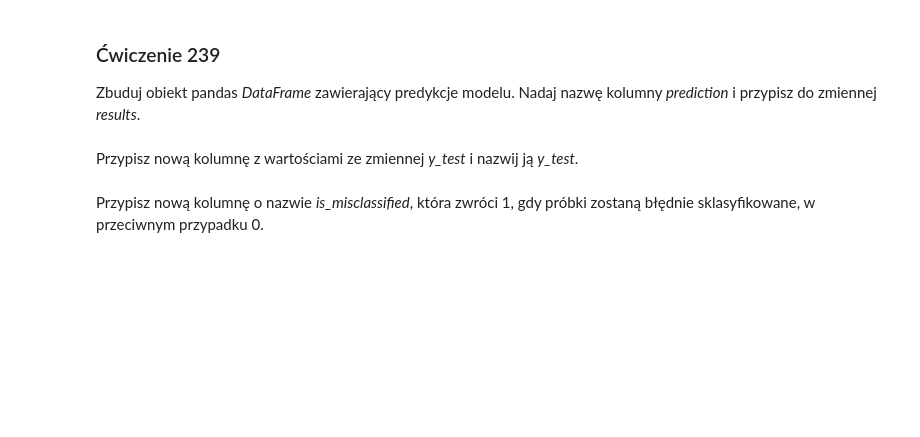
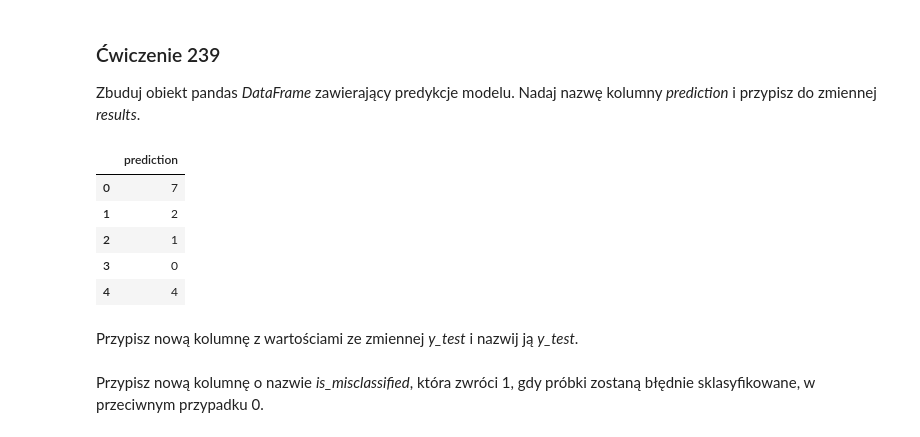
Before and after one commit to Krzesimir13/Udemy_DS, a Jupyter notebook: 231_240_exercises.ipynb, the cells around one changed output. Drawn from its saved outputs; the diff is of its cells as text; code cells hidden in the pictures; blank space fills up the shorter version.

```diff
--- a/231_240_exercises.ipynb
+++ b/231_240_exercises.ipynb
@@ -81,2 +106,4 @@ Dodaj ostatnią warstwę typu _Dense_ z 10 neuronami i funkcją aktywacji _softm
+# %%
+model.add(Dense(units=10, activation='softmax'))
 # %% [markdown]
 Wyświetl podsumowanie modelu.
@@ -90,3 +129,7 @@ Skompiluj model. Wykorzystaj optymalizator _rmsprop_, funkcję straty _sparse_ca
+# %%
+model.compile(optimizer='rmsprop',
+              loss='sparse_categorical_crossentropy',
+              metrics=['accuracy'])
 # %% [markdown]
 ### <a name='7'></a> Ćwiczenie 237
 Dopasuj model do danych treningowych, ustawiając 10 epok oraz podział na zbiór walidacyjny wynoszący 0.2.
@@ -94,0 +136,2 @@ Dopasuj model do danych treningowych, ustawiając 10 epok oraz podział na zbió
+# %%
+model.fit(X_train, y_train, epochs=10, validation_split=0.2)
@@ -103,0 +182,5 @@ Zbuduj macierz konfuzji (macierz pomyłek).
+# %%
+from sklearn.metrics import confusion_matrix
+
+y_pred = np.argmax(model.predict(X_test), axis=1)
+confusion_matrix(y_test, y_pred)
@@ -109,2 +202,15 @@ Zbuduj obiekt pandas _DataFrame_ zawierający predykcje modelu. Nadaj nazwę kol
+# %%
+import pandas as pd
+
+results = pd.DataFrame(y_pred, columns=['prediction'])
+
+results.head()
+# %% [output]
+|  | prediction |
+| 0 | 7 |
+| 1 | 2 |
+| 2 | 1 |
+| 3 | 0 |
+| 4 | 4 |
 # %% [markdown]
 Przypisz nową kolumnę z wartościami ze zmiennej _y\_test_ i nazwij ją _y\_test_.
```
Also changed, not shown: parts of 40 cells of this notebook.
